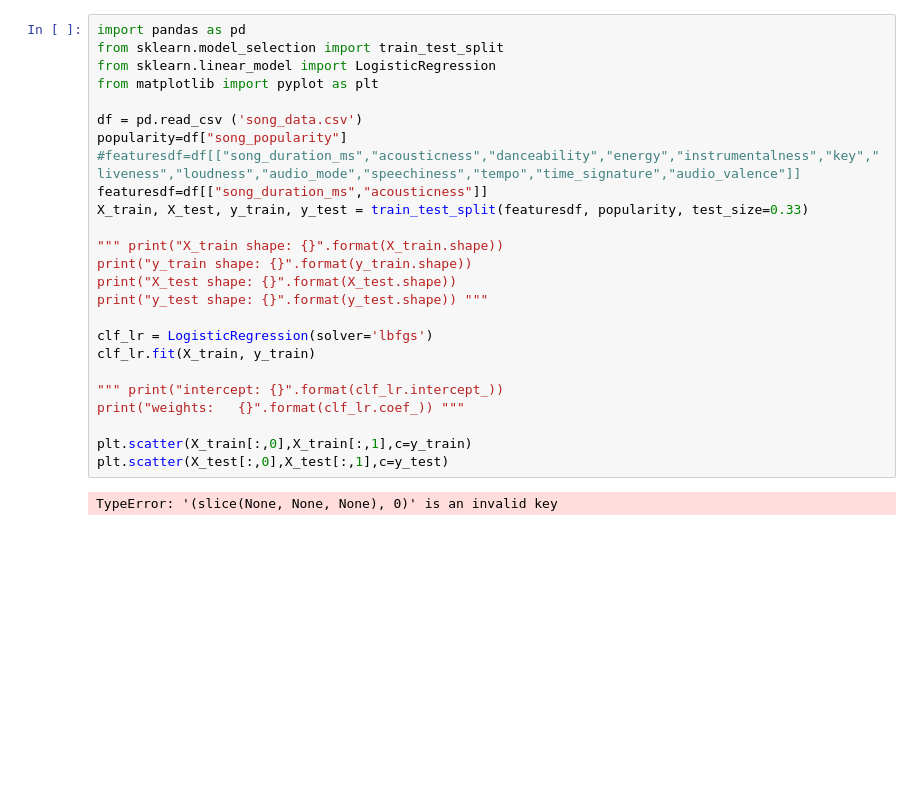
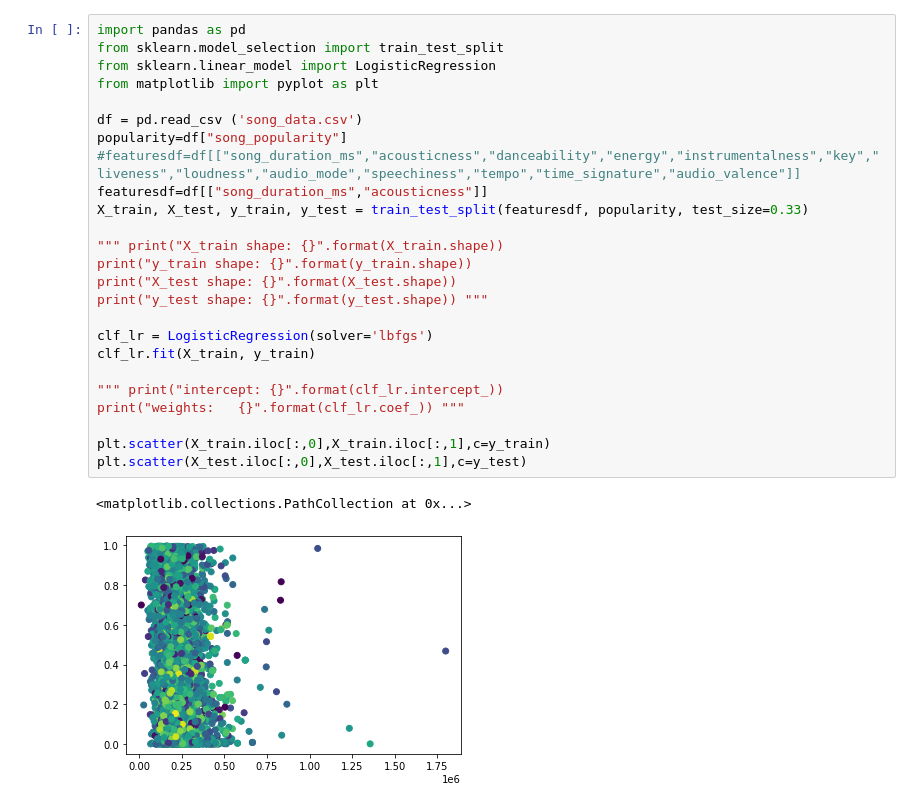
Before and after one commit to Adwelz/ProjetMusic, a Jupyter notebook: NoteBook.ipynb, the cells around one changed output. Cells and saved outputs as stored; diff of their text form; blank space fills up the shorter version.

```diff
--- a/NoteBook.ipynb
+++ b/NoteBook.ipynb
@@ -1,27 +1,28 @@
 # %%
 import pandas as pd
 from sklearn.model_selection import train_test_split
 from sklearn.linear_model import LogisticRegression
 from matplotlib import pyplot as plt
 
 df = pd.read_csv ('song_data.csv')
 popularity=df["song_popularity"]
 #featuresdf=df[["song_duration_ms","acousticness","danceability","energy","instrumentalness","key","liveness","loudness","audio_mode","speechiness","tempo","time_signature","audio_valence"]]
 featuresdf=df[["song_duration_ms","acousticness"]]
 X_train, X_test, y_train, y_test = train_test_split(featuresdf, popularity, test_size=0.33)
 
 """ print("X_train shape: {}".format(X_train.shape))
 print("y_train shape: {}".format(y_train.shape))
 print("X_test shape: {}".format(X_test.shape))
 print("y_test shape: {}".format(y_test.shape)) """
 
 clf_lr = LogisticRegression(solver='lbfgs')
 clf_lr.fit(X_train, y_train)
 
 """ print("intercept: {}".format(clf_lr.intercept_))
 print("weights:   {}".format(clf_lr.coef_)) """
 
-plt.scatter(X_train[:,0],X_train[:,1],c=y_train)
-plt.scatter(X_test[:,0],X_test[:,1],c=y_test)
+plt.scatter(X_train.iloc[:,0],X_train.iloc[:,1],c=y_train)
+plt.scatter(X_test.iloc[:,0],X_test.iloc[:,1],c=y_test)
 # %% [output]
-TypeError: '(slice(None, None, None), 0)' is an invalid key
+<matplotlib.collections.PathCollection at 0x...>
+[figure, added]
```
